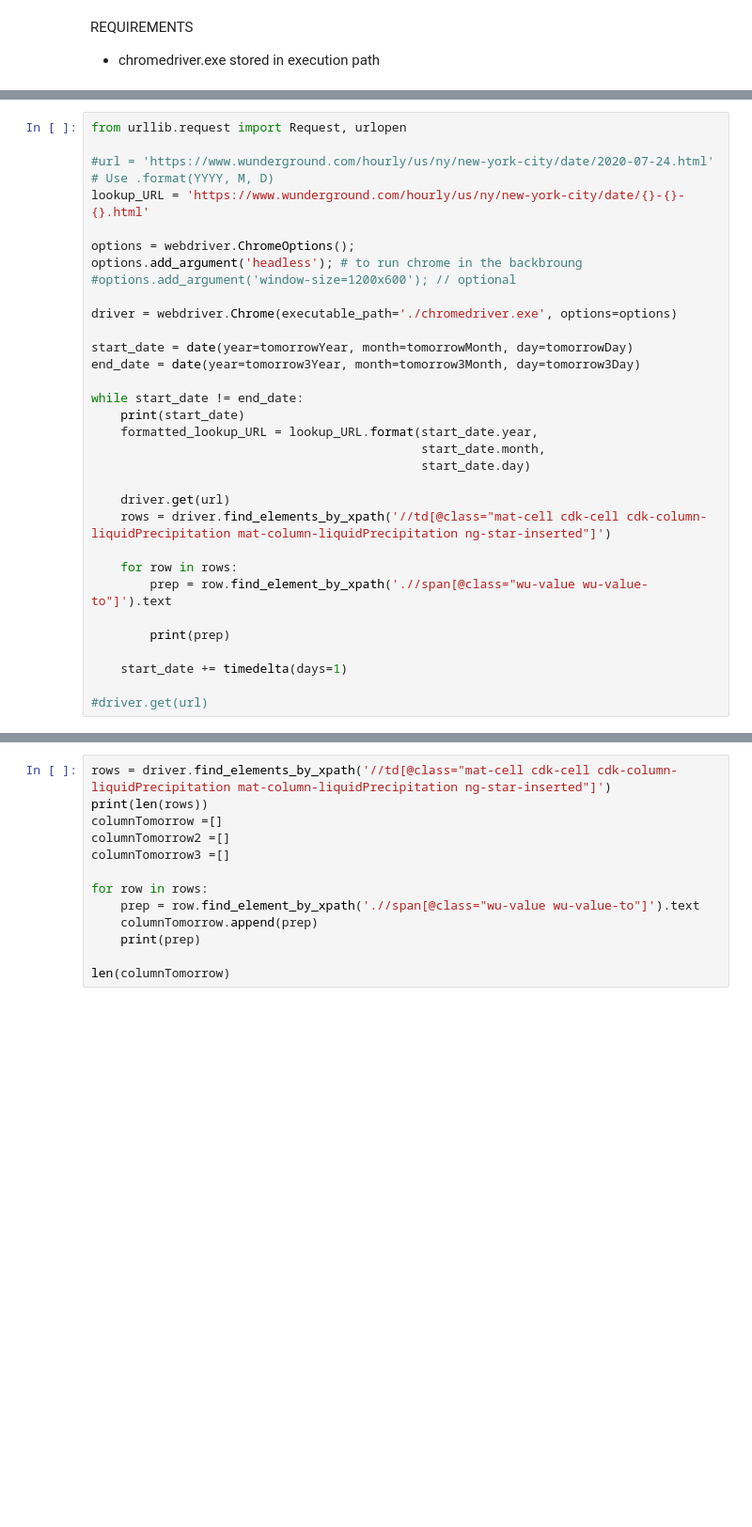
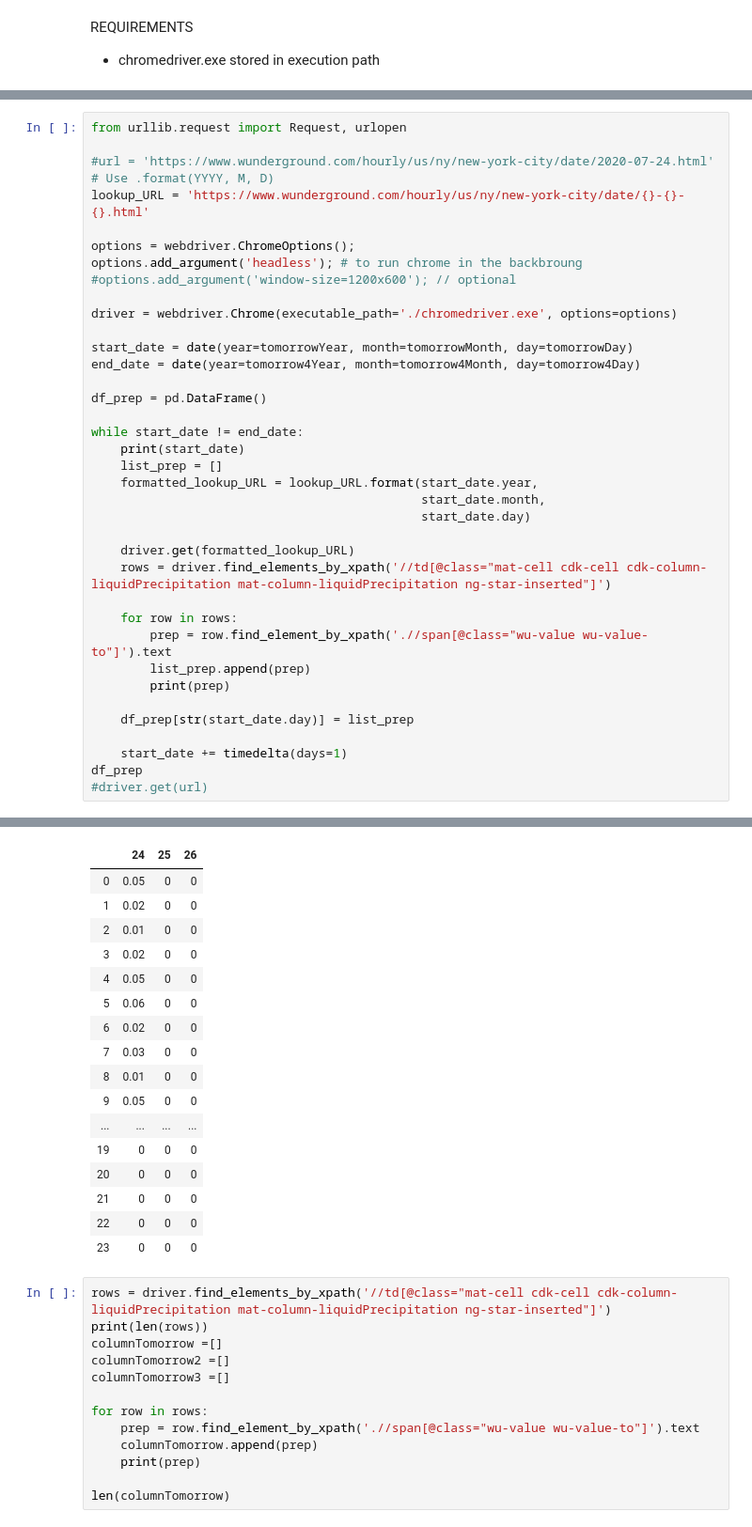
Before and after one commit to angelrps/MasterDataScience_FinalProject, a Jupyter notebook: notebooks/Web_Scrapping_Weather.ipynb, the cells around one changed output, grey strips where cells are left out. Shown at 94% size. Drawn from its saved outputs; the diff is of its cells as text; blank space fills up the shorter version.

```diff
--- a/notebooks/Web_Scrapping_Weather.ipynb
+++ b/notebooks/Web_Scrapping_Weather.ipynb
@@ -105,24 +107,29 @@ options.add_argument('headless'); # to run chrome in the backbroung
 driver = webdriver.Chrome(executable_path='./chromedriver.exe', options=options)
 
 start_date = date(year=tomorrowYear, month=tomorrowMonth, day=tomorrowDay)
-end_date = date(year=tomorrow3Year, month=tomorrow3Month, day=tomorrow3Day)
+end_date = date(year=tomorrow4Year, month=tomorrow4Month, day=tomorrow4Day)
+
+df_prep = pd.DataFrame()
 
 while start_date != end_date:
     print(start_date)
+    list_prep = []
     formatted_lookup_URL = lookup_URL.format(start_date.year,
                                              start_date.month,
                                              start_date.day)
 
-    driver.get(url)
+    driver.get(formatted_lookup_URL)
     rows = driver.find_elements_by_xpath('//td[@class="mat-cell cdk-cell cdk-column-liquidPrecipitation mat-column-liquidPrecipitation ng-star-inserted"]')
 
     for row in rows:
         prep = row.find_element_by_xpath('.//span[@class="wu-value wu-value-to"]').text
-
+        list_prep.append(prep)
         print(prep)
 
+    df_prep[str(start_date.day)] = list_prep
+
     start_date += timedelta(days=1)
-
+df_prep
 #driver.get(url)
 # %% [output]
 2020-07-24 00:00:00
@@ -130,3 +152,20 @@ while start_date != end_date:
+|  | 24 | 25 | 26 |
+| 0 | 0.05 | 0 | 0 |
+| 1 | 0.02 | 0 | 0 |
+| 2 | 0.01 | 0 | 0 |
+| 3 | 0.02 | 0 | 0 |
+| 4 | 0.05 | 0 | 0 |
+| 5 | 0.06 | 0 | 0 |
+| 6 | 0.02 | 0 | 0 |
+| 7 | 0.03 | 0 | 0 |
+| 8 | 0.01 | 0 | 0 |
+| 9 | 0.05 | 0 | 0 |
+| ... | ... | ... | ... |
+| 19 | 0 | 0 | 0 |
+| 20 | 0 | 0 | 0 |
+| 21 | 0 | 0 | 0 |
+| 22 | 0 | 0 | 0 |
+| 23 | 0 | 0 | 0 |
 # %%
 rows = driver.find_elements_by_xpath('//td[@class="mat-cell cdk-cell cdk-column-liquidPrecipitation mat-column-liquidPrecipitation ng-star-inserted"]')
 print(len(rows))
```
Also changed, not shown: parts of 6 cells of this notebook.
